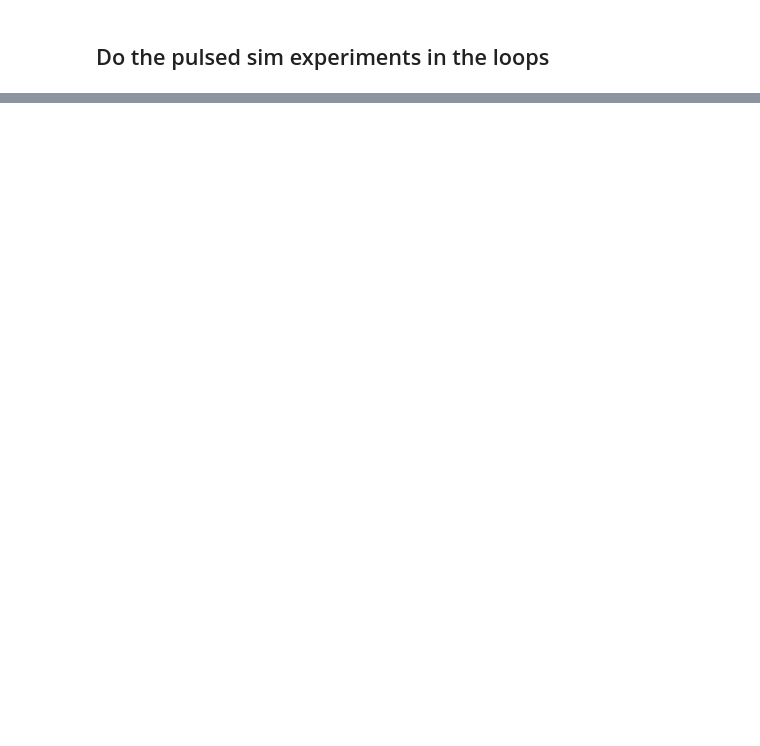
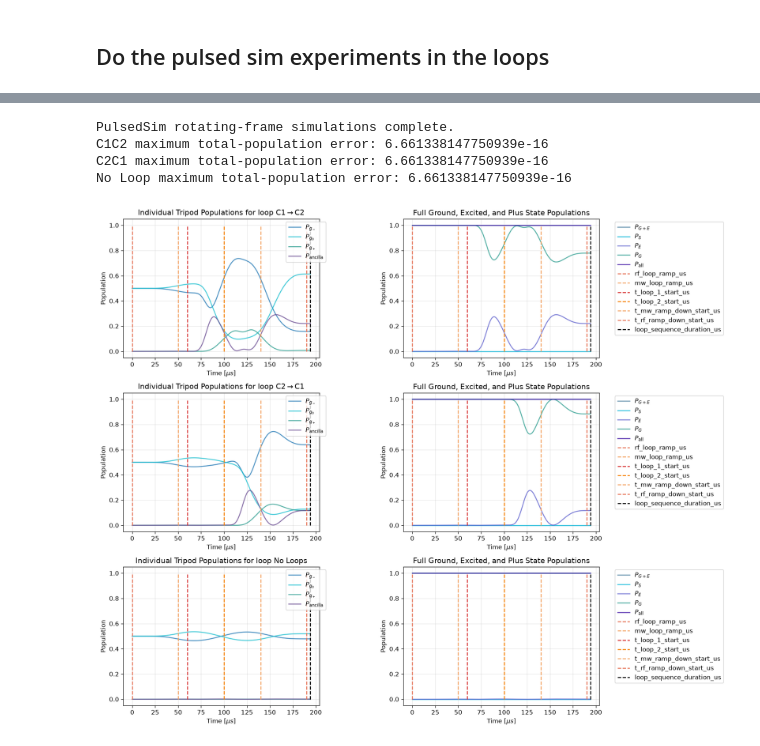
Before and after one commit to hershelweiner/NV-Center-Berry-Phase, a Jupyter notebook: NV_Berry_Phase_sim.ipynb, the cells around one changed output, grey strips where cells are left out. Saved outputs shown, nothing was run; the diff lists cells and outputs as text; code cells hidden in the pictures; blank space fills up the shorter version.

```diff
--- a/NV_Berry_Phase_sim.ipynb
+++ b/NV_Berry_Phase_sim.ipynb
@@ -672,0 +949,5 @@ P_all_states = P_all_ground_and_excited_states + P_s_minus + P_s_zero + P_s_plus
+# %%
+INITIAL_STATE = (g_minus - g_zero) / np.sqrt(2)
+
+# ensure normalization
+print(f"<psi | psi> = {INITIAL_STATE.dag() * INITIAL_STATE}")
@@ -729,0 +1167,33 @@ TypeError: 'float' object is not subscriptable
+# %%
+experiment_C1C2_pulsedsim = run_rotating_experiment_pulsedsim("C1C2")
+experiment_C2C1_pulsedsim = run_rotating_experiment_pulsedsim("C2C1")
+experiment_no_loops_pulsedsim = run_rotating_experiment_pulsedsim("no_loops")
+
+print("PulsedSim rotating-frame simulations complete.")
+print(
+    "C1C2 maximum total-population error:",
+    np.max(np.abs(experiment_C1C2_pulsedsim.results[6] - 1.0)),
+)
+print(
+    "C2C1 maximum total-population error:",
+    np.max(np.abs(experiment_C2C1_pulsedsim.results[6] - 1.0)),
+)
+print(
+    "No Loop maximum total-population error:",
+    np.max(np.abs(experiment_no_loops_pulsedsim.results[6] - 1.0)),
+)
+# %% [output]
+PulsedSim rotating-frame simulations complete.
+C1C2 maximum total-population error: 6.661338147750939e-16
+C2C1 maximum total-population error: 6.661338147750939e-16
+No Loop maximum total-population error: 6.661338147750939e-16
+# %%
+fig, axes = plt.subplots(3, 2, figsize=(15, 12))
+
+make_population_plots(experiment_C1C2_pulsedsim, loop=r'C1$\rightarrow$C2', axes=(axes[0, 0], axes[0, 1]))
+make_population_plots(experiment_C2C1_pulsedsim, loop=r'C2$\rightarrow$C1', axes=(axes[1, 0], axes[1, 1]))
+make_population_plots(experiment_no_loops_pulsedsim, loop=r'No Loops', axes=(axes[2, 0], axes[2, 1]))
+plt.tight_layout()
+plt.show()
+# %% [output]
+[figure, added]
```
Also changed, not shown: parts of 31 cells of this notebook, 3 other files.
